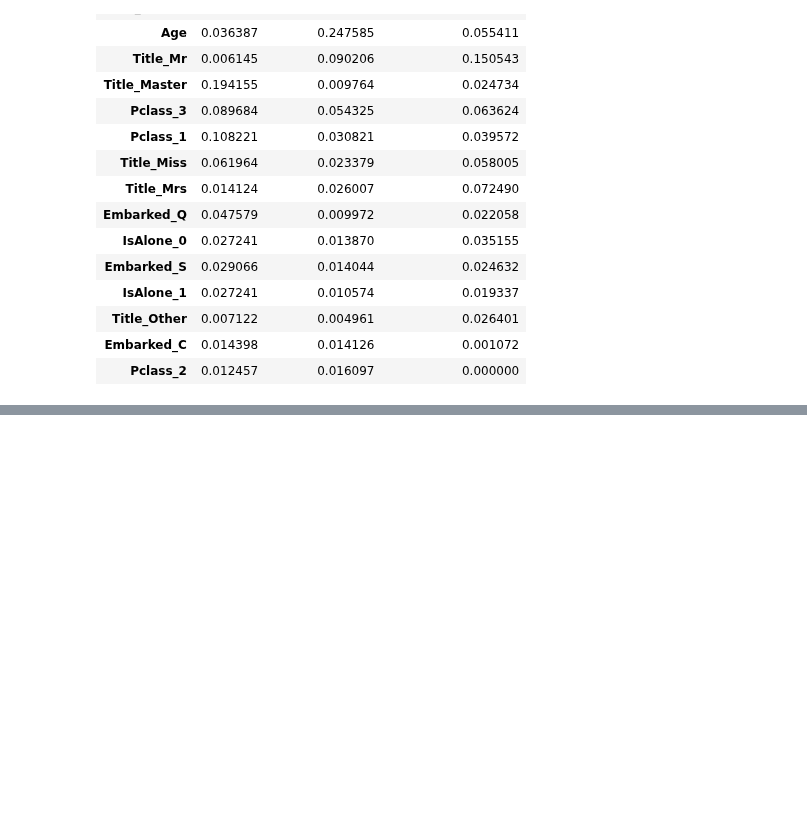
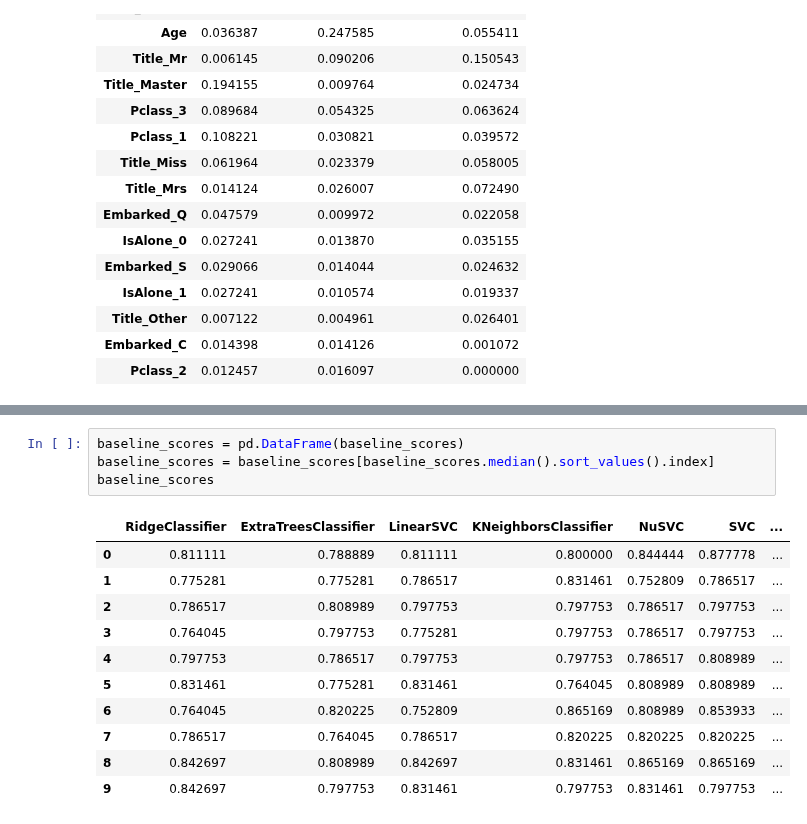
Before and after one commit to mateuszk098/kaggle-notebooks, a Jupyter notebook: kaggle/titanic/titanic_ml.ipynb, the cells around one changed output, grey strips where cells are left out. Cells and saved outputs as stored; diff of their text form; blank space fills up the shorter version.

```diff
--- a/kaggle/titanic/titanic_ml.ipynb
+++ b/kaggle/titanic/titanic_ml.ipynb
@@ -365,0 +415,16 @@ plt.show()
+# %%
+baseline_scores = pd.DataFrame(baseline_scores)
+baseline_scores = baseline_scores[baseline_scores.median().sort_values().index]
+baseline_scores
+# %% [output]
+|  | RidgeClassifier | ExtraTreesClassifier | LinearSVC | KNeighborsClassifier | NuSVC | SVC | ... |
+| 0 | 0.811111 | 0.788889 | 0.811111 | 0.800000 | 0.844444 | 0.877778 | ... |
+| 1 | 0.775281 | 0.775281 | 0.786517 | 0.831461 | 0.752809 | 0.786517 | ... |
+| 2 | 0.786517 | 0.808989 | 0.797753 | 0.797753 | 0.786517 | 0.797753 | ... |
+| 3 | 0.764045 | 0.797753 | 0.775281 | 0.797753 | 0.786517 | 0.797753 | ... |
+| 4 | 0.797753 | 0.786517 | 0.797753 | 0.797753 | 0.786517 | 0.808989 | ... |
+| 5 | 0.831461 | 0.775281 | 0.831461 | 0.764045 | 0.808989 | 0.808989 | ... |
+| 6 | 0.764045 | 0.820225 | 0.752809 | 0.865169 | 0.808989 | 0.853933 | ... |
+| 7 | 0.786517 | 0.764045 | 0.786517 | 0.820225 | 0.820225 | 0.820225 | ... |
+| 8 | 0.842697 | 0.808989 | 0.842697 | 0.831461 | 0.865169 | 0.865169 | ... |
+| 9 | 0.842697 | 0.797753 | 0.831461 | 0.797753 | 0.831461 | 0.797753 | ... |
```
Also changed, not shown: parts of 9 cells of this notebook.
